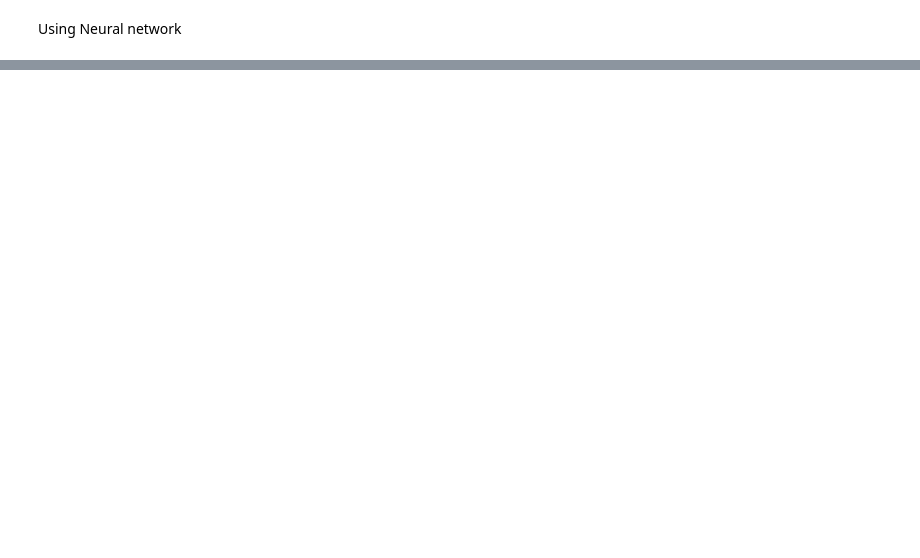
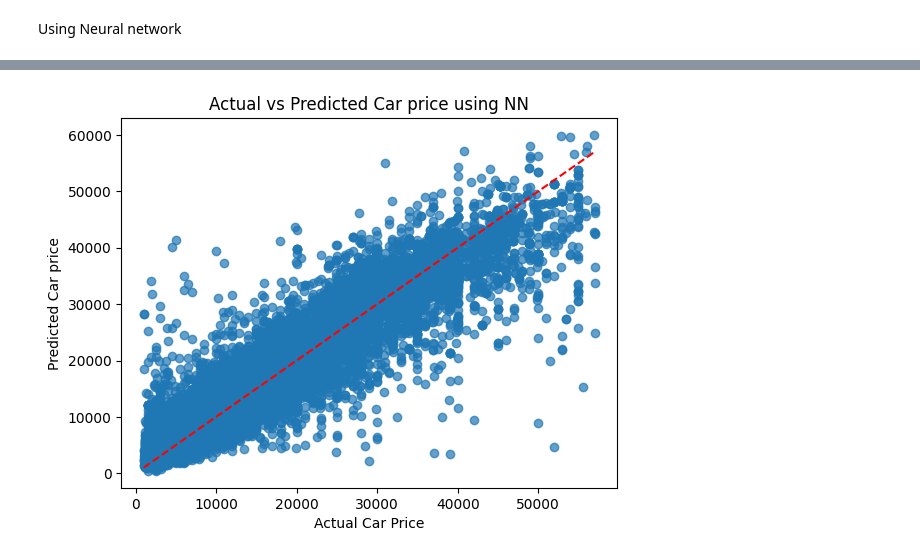
Before and after one commit to sidrajamshaid/car-price-predictor, a Jupyter notebook: Car_price_modelling_and_prediction.ipynb, the cells around one changed output, grey strips where cells are left out. Drawn from its saved outputs; the diff is of its cells as text; code cells hidden in the pictures; blank space fills up the shorter version.

```diff
--- a/Car_price_modelling_and_prediction.ipynb
+++ b/Car_price_modelling_and_prediction.ipynb
@@ -580,0 +590,9 @@ Epoch 7/100
+# %%
+plt.scatter(y_test, y_pred, alpha=0.7)
+plt.xlabel('Actual Car Price')
+plt.ylabel('Predicted Car price')
+plt.title('Actual vs Predicted Car price using NN')
+plt.plot([y_test.min(), y_test.max()], [y_test.min(), y_test.max()], 'r--')
+plt.show()
+# %% [output]
+[figure, added]
```
Also changed, not shown: parts of 3 cells of this notebook.
